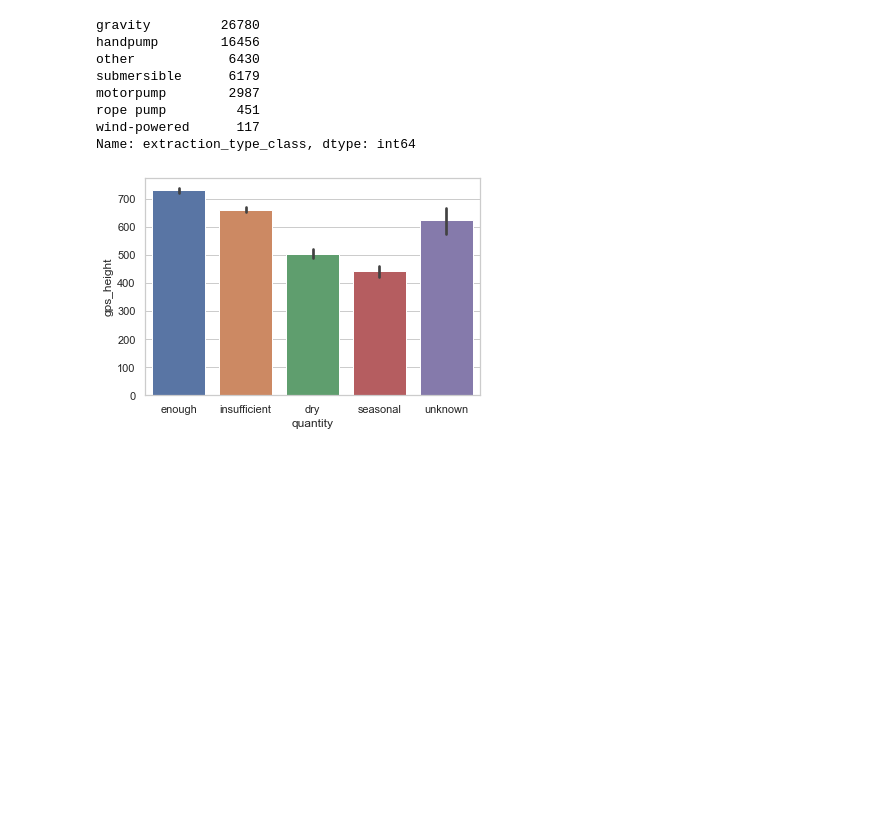
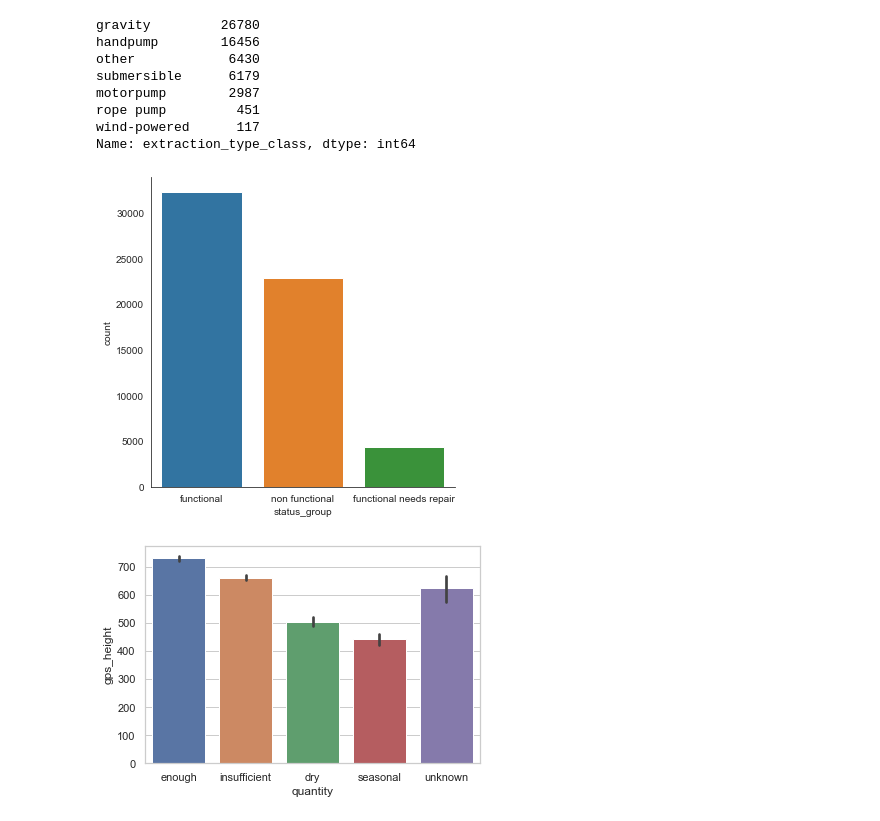
Before and after one commit to KarimOliver/Tanzania, a Jupyter notebook: exploratory/js_notebooks/js_Vizs.ipynb, the cells around one changed output. Saved outputs shown, nothing was run; the diff lists cells and outputs as text; code cells hidden in the pictures; blank space fills up the shorter version.

```diff
--- a/exploratory/js_notebooks/js_Vizs.ipynb
+++ b/exploratory/js_notebooks/js_Vizs.ipynb
@@ -196,6 +156,13 @@ Name: extraction_type_class, dtype: int64
 re=list(df.quantity.value_counts())
 # %%
 re=list(df.quantity.unique())
+# %%
+sns_plot= sns.catplot("status_group",
+                data=merged_df,
+                kind="count", aspect=1,legend=True,legend_out=True);
+sns_plot.savefig('../../reports/figures/Wellsgroupingalt.png', transparent=True,dpi=300, bbox_inches = "tight")
+# %% [output]
+[figure, added]
 # %%
 import seaborn as sns
 sns.set(style="whitegrid")
```
Also changed, not shown: parts of 9 cells of this notebook, 5 other files.
